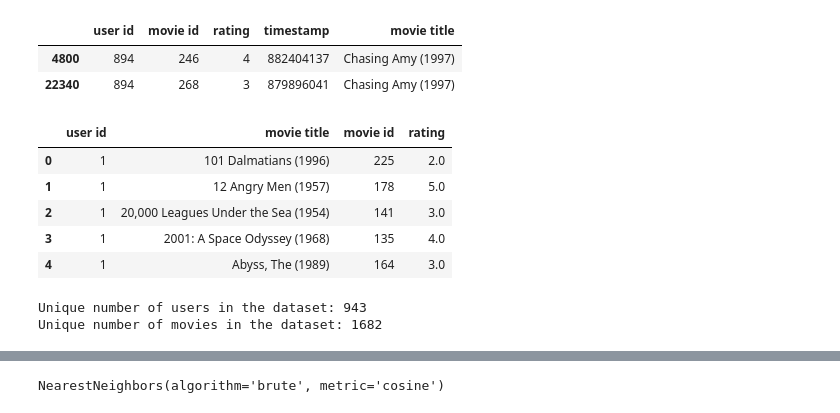
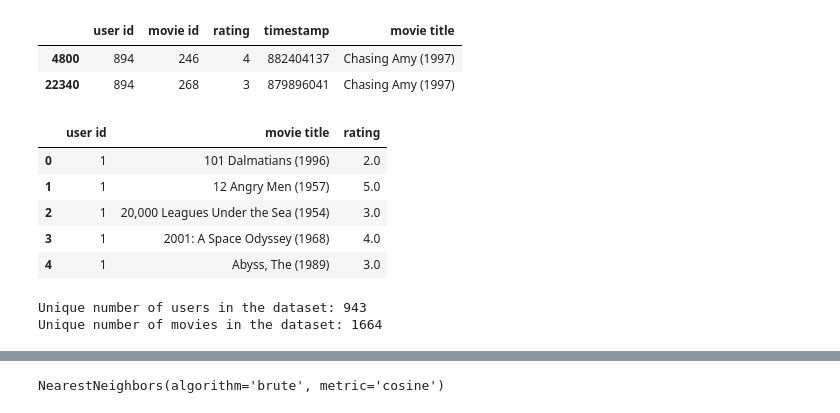
Before and after one commit to Skvayzer/recommedation-systems-movielens, a Jupyter notebook: notebooks/2.0. Collaborative_recsys_KNN.ipynb, the cells around one changed output, grey strips where cells are left out. Drawn from its saved outputs; the diff is of its cells as text; code cells hidden in the pictures.

```diff
--- a/notebooks/2.0. Collaborative_recsys_KNN.ipynb
+++ b/notebooks/2.0. Collaborative_recsys_KNN.ipynb
@@ -105,21 +105,21 @@ merged_dataset[(merged_dataset['movie title'] == 'Chasing Amy (1997)') & (merged
 | 4800 | 894 | 246 | 4 | 882404137 | Chasing Amy (1997) |
 | 22340 | 894 | 268 | 3 | 879896041 | Chasing Amy (1997) |
 # %%
-refined_dataset = merged_dataset.groupby(by=['user id','movie title', 'movie id'], as_index=False).agg({"rating":"mean"})
+refined_dataset = merged_dataset.groupby(by=['user id','movie title'], as_index=False).agg({"rating":"mean"})
 
 refined_dataset.head()
 # %% [output]
-|  | user id | movie title | movie id | rating |
-| 0 | 1 | 101 Dalmatians (1996) | 225 | 2.0 |
-| 1 | 1 | 12 Angry Men (1957) | 178 | 5.0 |
-| 2 | 1 | 20,000 Leagues Under the Sea (1954) | 141 | 3.0 |
-| 3 | 1 | 2001: A Space Odyssey (1968) | 135 | 4.0 |
-| 4 | 1 | Abyss, The (1989) | 164 | 3.0 |
+|  | user id | movie title | rating |
+| 0 | 1 | 101 Dalmatians (1996) | 2.0 |
+| 1 | 1 | 12 Angry Men (1957) | 5.0 |
+| 2 | 1 | 20,000 Leagues Under the Sea (1954) | 3.0 |
+| 3 | 1 | 2001: A Space Odyssey (1968) | 4.0 |
+| 4 | 1 | Abyss, The (1989) | 3.0 |
 # %%
 num_users = len(refined_dataset['user id'].unique())
-num_items = len(refined_dataset['movie id'].unique())
+num_items = len(refined_dataset['movie title'].unique())
 print('Unique number of users in the dataset: {}'.format(num_users))
 print('Unique number of movies in the dataset: {}'.format(num_items))
 # %% [output]
 Unique number of users in the dataset: 943
-Unique number of movies in the dataset: 1682
+Unique number of movies in the dataset: 1664
```
Also changed, not shown: parts of 21 cells of this notebook, 4 other files.
